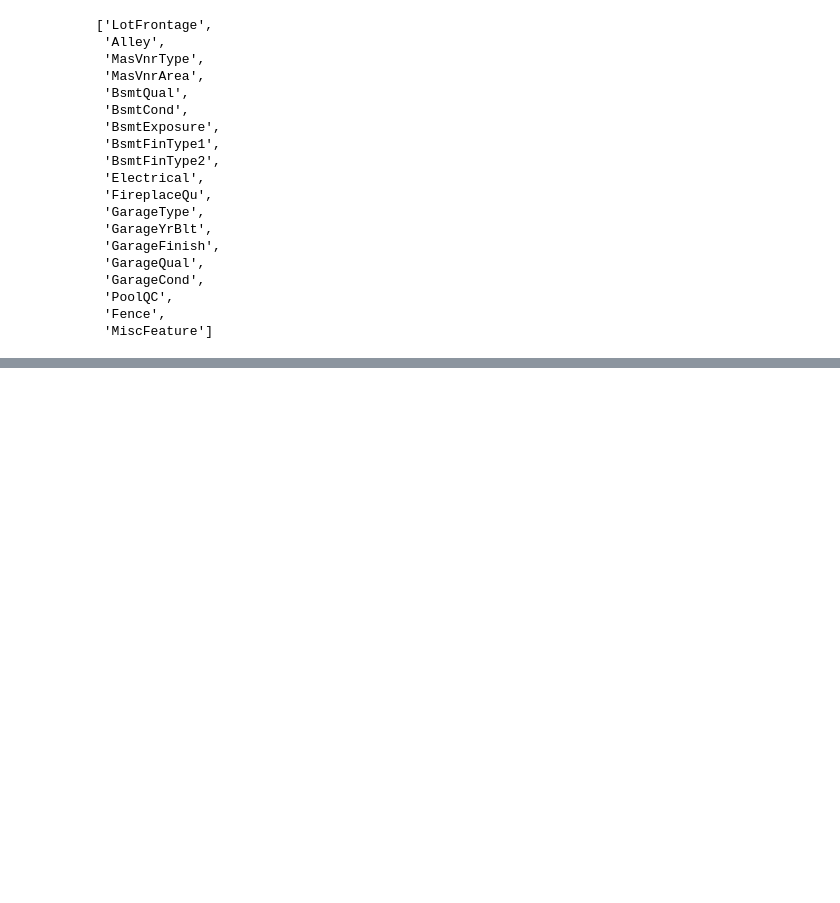
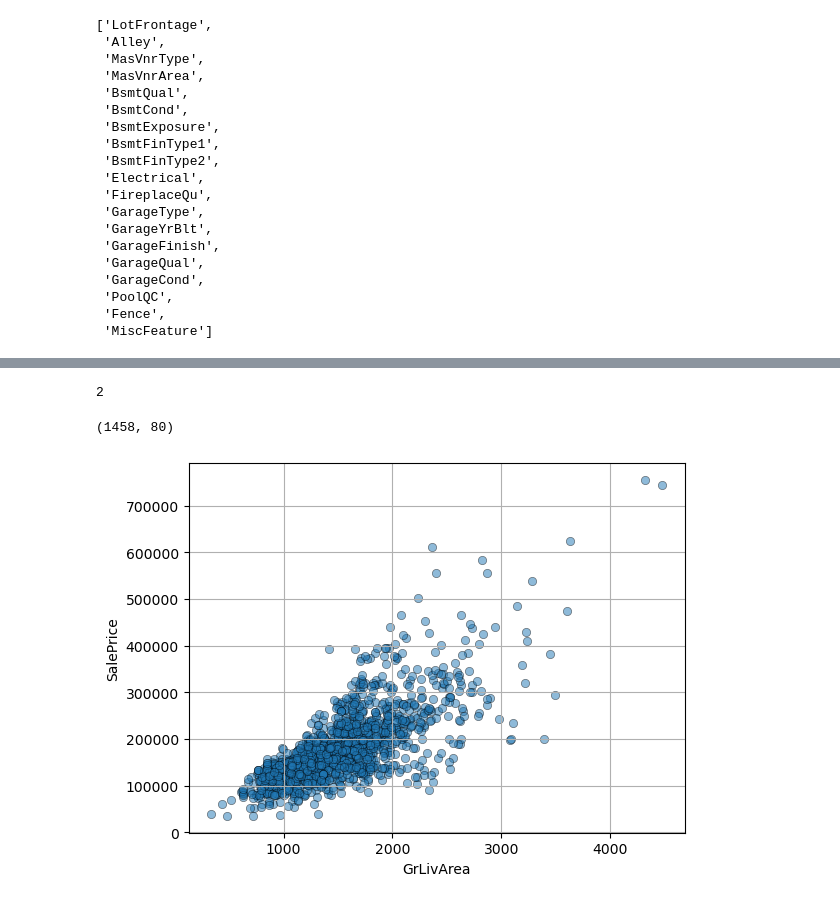
Before and after one commit to AKS-19/DA-DS-AI-ML-Projects, a Jupyter notebook: 1-Linear Regression/house_price_my.ipynb, the cells around one changed output, grey strips where cells are left out. Cells and saved outputs as stored; diff of their text form; code cells hidden in the pictures; blank space fills up the shorter version.

```diff
--- a/1-Linear Regression/house_price_my.ipynb
+++ b/1-Linear Regression/house_price_my.ipynb
@@ -144,0 +267,18 @@ for i in cols:
+# %%
+outliers=(df['GrLivArea']>4000) & (df['SalePrice']<300000)
+print(outliers.sum())
+# %% [output]
+2
+# %%
+df=df.loc[~outliers].reset_index(drop=True)
+print(df.shape)
+# %% [output]
+(1458, 80)
+# %%
+plt.scatter(df['GrLivArea'],df['SalePrice'],alpha=0.5,edgecolors='k',linewidths=0.5)
+plt.xlabel('GrLivArea')
+plt.ylabel('SalePrice')
+plt.grid()
+plt.show()
+# %% [output]
+[figure, added]
```
Also changed, not shown: parts of 38 cells of this notebook, 1 other file.
